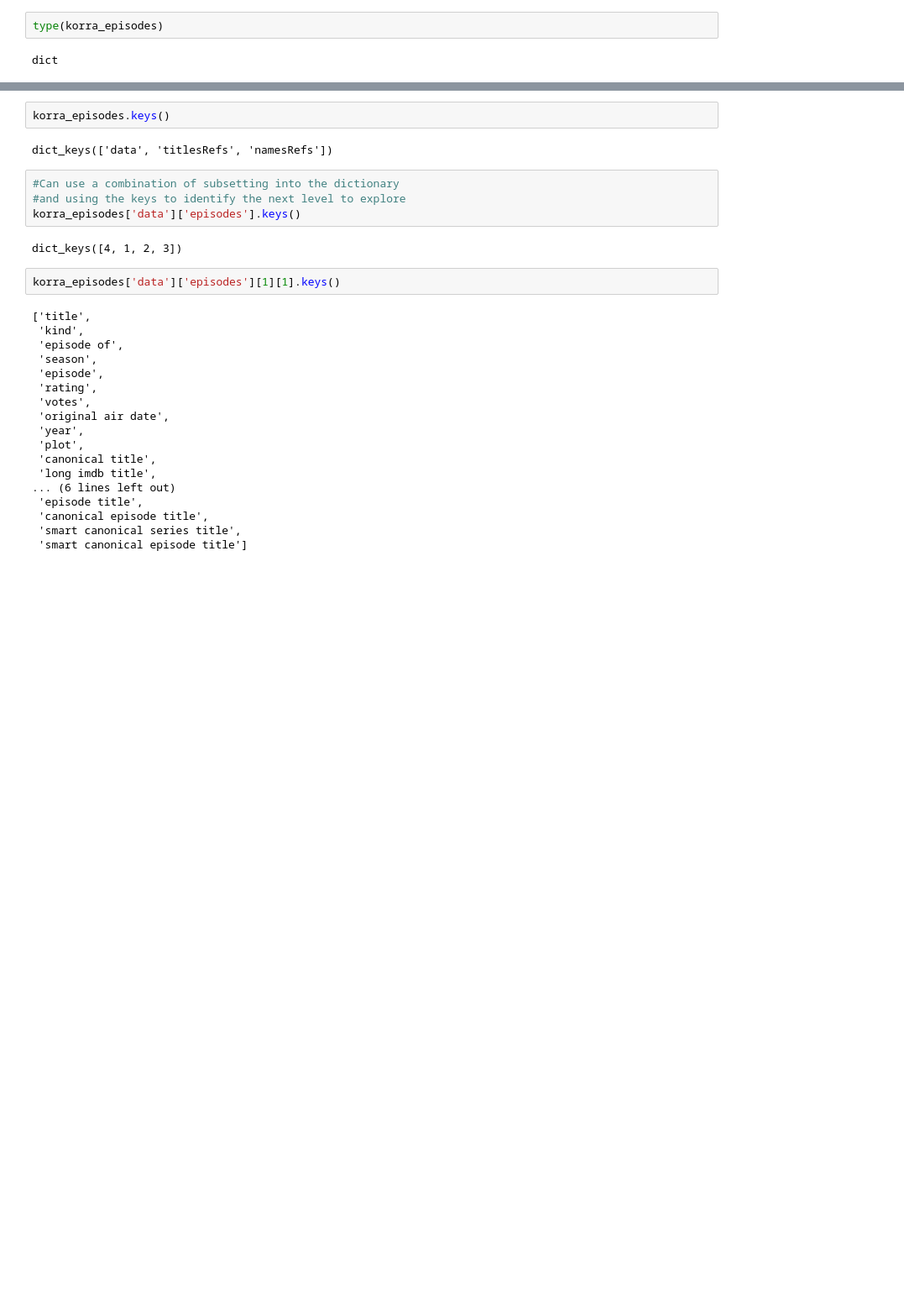
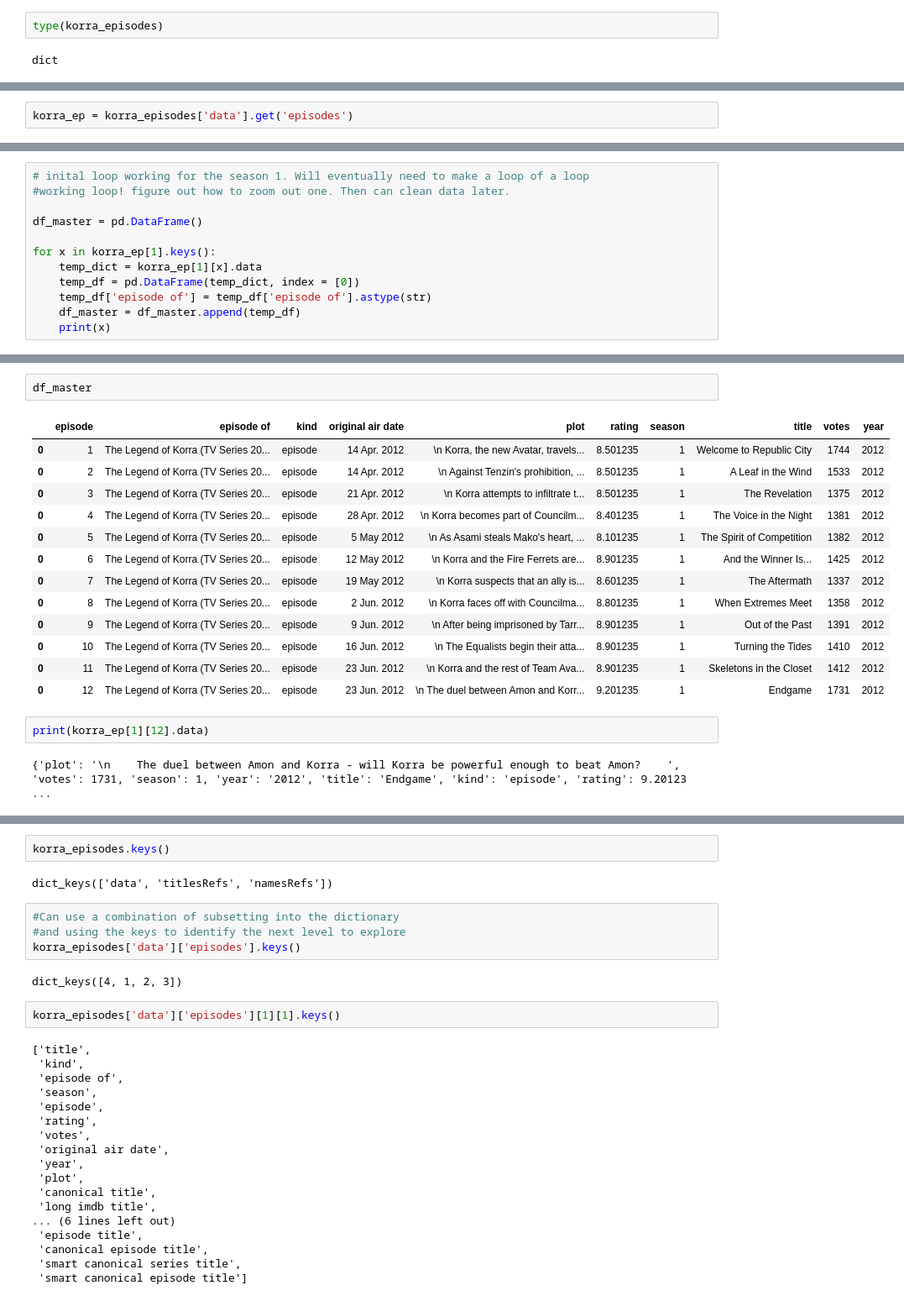
Before and after one commit to JohnErnestBonanno/IMDB_Explo, a Jupyter notebook: ATLA_Korra_Data_Pull.ipynb, the cells around one changed output, grey strips where cells are left out. Shown: that part at 84% size. Drawn from its saved outputs; the diff is of its cells as text; blank space fills up the shorter version.

Commit message:
Figure out first loop & df

```diff
--- a/ATLA_Korra_Data_Pull.ipynb
+++ b/ATLA_Korra_Data_Pull.ipynb
@@ -102,0 +113,2 @@ dict_items([('data', {'episodes': {4: {1: <Movie id:4030586[http] title:_"The Le
+# %%
+korra_ep = korra_episodes['data'].get('episodes')
@@ -102,0 +153,12 @@ dict_items([('data', {'episodes': {4: {1: <Movie id:4030586[http] title:_"The Le
+# %%
+# inital loop working for the season 1. Will eventually need to make a loop of a loop
+#working loop! figure out how to zoom out one. Then can clean data later.
+
+df_master = pd.DataFrame()
+
+for x in korra_ep[1].keys():
+    temp_dict = korra_ep[1][x].data
+    temp_df = pd.DataFrame(temp_dict, index = [0])
+    temp_df['episode of'] = temp_df['episode of'].astype(str)
+    df_master = df_master.append(temp_df)
+    print(x)
@@ -102,0 +178,20 @@ dict_items([('data', {'episodes': {4: {1: <Movie id:4030586[http] title:_"The Le
+# %%
+df_master
+# %% [output]
+|  | episode | episode of | kind | original air date | plot | rating | season | title | votes | year |
+| 0 | 1 | The Legend of Korra (TV Series 20... | episode | 14 Apr. 2012 | \n Korra, the new Avatar, travels... | 8.501235 | 1 | Welcome to Republic City | 1744 | 2012 |
+| 0 | 2 | The Legend of Korra (TV Series 20... | episode | 14 Apr. 2012 | \n Against Tenzin's prohibition, ... | 8.501235 | 1 | A Leaf in the Wind | 1533 | 2012 |
+| 0 | 3 | The Legend of Korra (TV Series 20... | episode | 21 Apr. 2012 | \n Korra attempts to infiltrate t... | 8.501235 | 1 | The Revelation | 1375 | 2012 |
+| 0 | 4 | The Legend of Korra (TV Series 20... | episode | 28 Apr. 2012 | \n Korra becomes part of Councilm... | 8.401235 | 1 | The Voice in the Night | 1381 | 2012 |
+| 0 | 5 | The Legend of Korra (TV Series 20... | episode | 5 May 2012 | \n As Asami steals Mako's heart, ... | 8.101235 | 1 | The Spirit of Competition | 1382 | 2012 |
+| 0 | 6 | The Legend of Korra (TV Series 20... | episode | 12 May 2012 | \n Korra and the Fire Ferrets are... | 8.901235 | 1 | And the Winner Is... | 1425 | 2012 |
+| 0 | 7 | The Legend of Korra (TV Series 20... | episode | 19 May 2012 | \n Korra suspects that an ally is... | 8.601235 | 1 | The Aftermath | 1337 | 2012 |
+| 0 | 8 | The Legend of Korra (TV Series 20... | episode | 2 Jun. 2012 | \n Korra faces off with Councilma... | 8.801235 | 1 | When Extremes Meet | 1358 | 2012 |
+| 0 | 9 | The Legend of Korra (TV Series 20... | episode | 9 Jun. 2012 | \n After being imprisoned by Tarr... | 8.901235 | 1 | Out of the Past | 1391 | 2012 |
+| 0 | 10 | The Legend of Korra (TV Series 20... | episode | 16 Jun. 2012 | \n The Equalists begin their atta... | 8.901235 | 1 | Turning the Tides | 1410 | 2012 |
+| 0 | 11 | The Legend of Korra (TV Series 20... | episode | 23 Jun. 2012 | \n Korra and the rest of Team Ava... | 8.901235 | 1 | Skeletons in the Closet | 1412 | 2012 |
+| 0 | 12 | The Legend of Korra (TV Series 20... | episode | 23 Jun. 2012 | \n The duel between Amon and Korr... | 9.201235 | 1 | Endgame | 1731 | 2012 |
+# %%
+print(korra_ep[1][12].data)
+# %% [output]
+{'plot': '\n    The duel between Amon and Korra - will Korra be powerful enough to beat Amon?    ', 'votes': 1731, 'season': 1, 'year': '2012', 'title': 'Endgame', 'kind': 'episode', 'rating': 9.20123 ...
```
Also changed, not shown: parts of 19 cells of this notebook.
